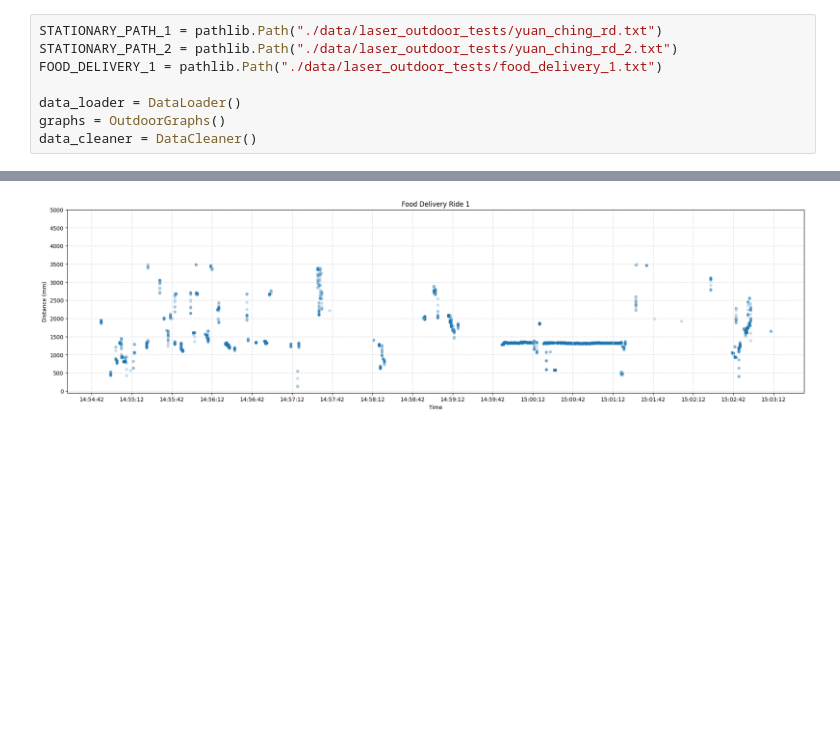
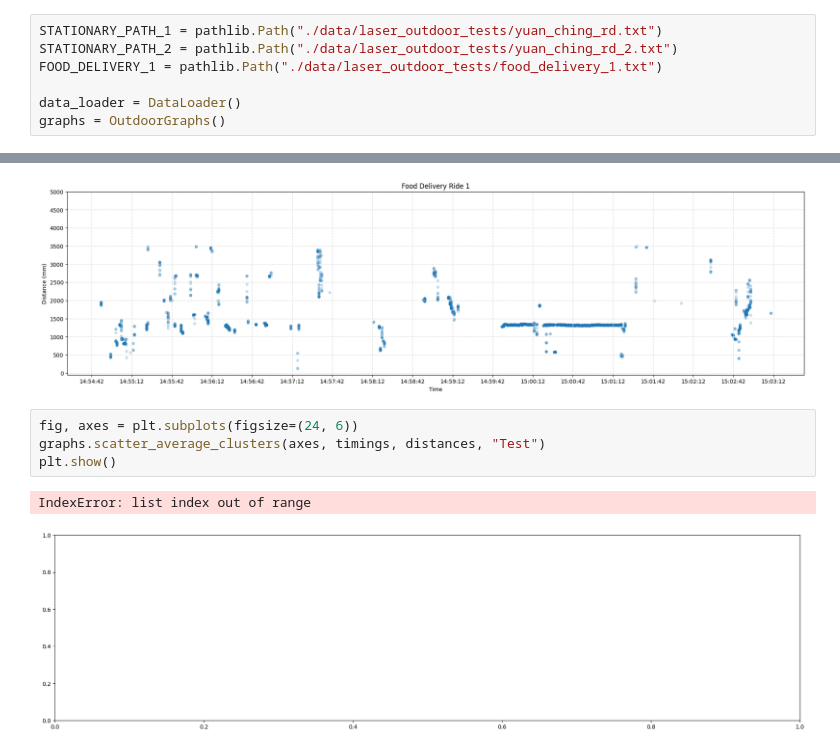
Before and after one commit to wuihee/cycling-safety-analysis, a Jupyter notebook: data_analysis/Laser_Outdoor_Tests.ipynb, the cells around one changed output, grey strips where cells are left out. Drawn from its saved outputs; the diff is of its cells as text; blank space fills up the shorter version.

Commit message:
Refactored data analysis code

```diff
--- a/data_analysis/Laser_Outdoor_Tests.ipynb
+++ b/data_analysis/Laser_Outdoor_Tests.ipynb
@@ -40,7 +40,6 @@ FOOD_DELIVERY_1 = pathlib.Path("./data/laser_outdoor_tests/food_delivery_1.txt")
 
 data_loader = DataLoader()
 graphs = OutdoorGraphs()
-data_cleaner = DataCleaner()
 # %%
 def extract_data_from_file(file_path: pathlib.Path) -> tuple[list]:
     """
@@ -100,3 +100,10 @@ graphs.scatter_time_vs_distance(axes, timings, distances, title="Food Delivery R
 plt.show()
 # %% [output]
 [figure]
+# %%
+fig, axes = plt.subplots(figsize=(24, 6))
+graphs.scatter_average_clusters(axes, timings, distances, "Test")
+plt.show()
+# %% [output]
+IndexError: list index out of range
+[figure, added]
```
Also changed, not shown: parts of 2 cells of this notebook, 6 other files.
